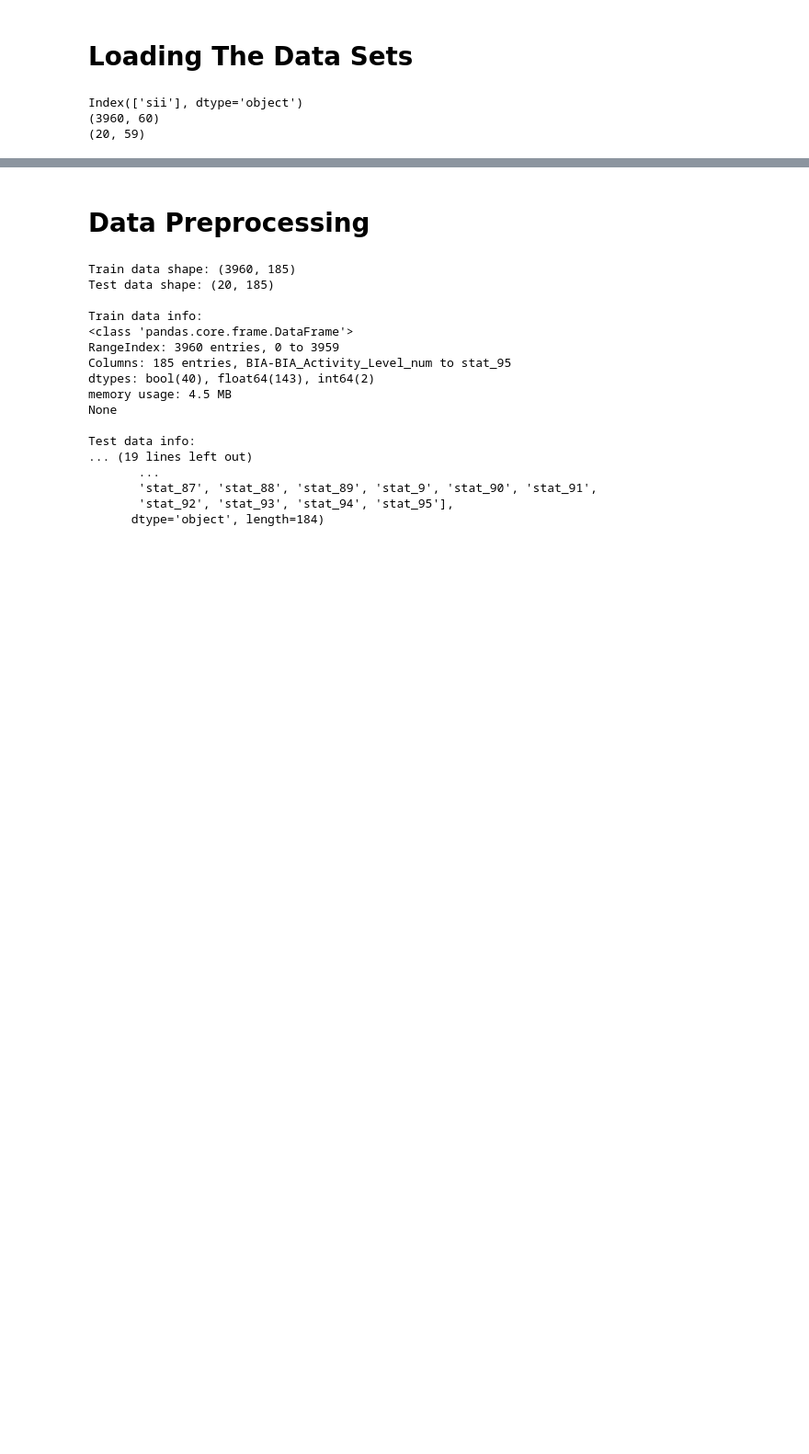
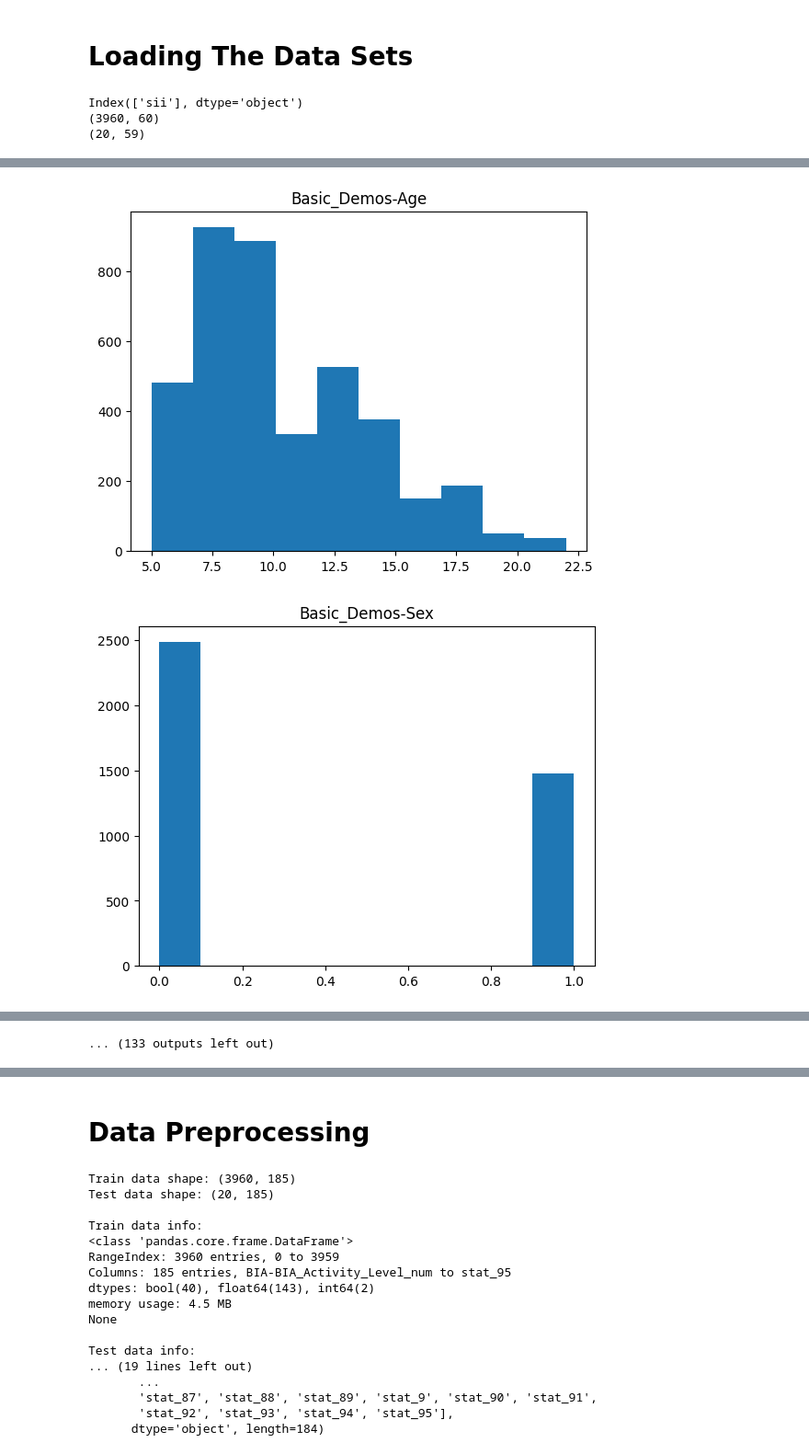
Before and after one commit to CeliePierre/Problematic-Internet-Use, a Jupyter notebook: cmi-first-predictions.ipynb, the cells around one changed output, grey strips where cells are left out. Shown at 92% size. Saved outputs shown, nothing was run; the diff lists cells and outputs as text; code cells hidden in the pictures; blank space fills up the shorter version.

```diff
--- a/cmi-first-predictions.ipynb
+++ b/cmi-first-predictions.ipynb
@@ -87,0 +98,12 @@ train_data = train_data.drop("id", axis=1)
+# %%
+df_cat = train_data.select_dtypes(include=["object"])
+df_num = train_data.select_dtypes(include=["int64", "float64"])
+# %%
+# Data visualization for numerical data
+for i in df_num.columns:
+    plt.hist(df_num[i])
+    plt.title(i)
+    plt.show()
+# %% [output]
+[figure, added]
+[figure, added]
@@ -87,0 +120 @@ train_data = train_data.drop("id", axis=1)
+... (133 outputs left out)
```
Also changed, not shown: parts of 7 cells of this notebook, 1 other file.
